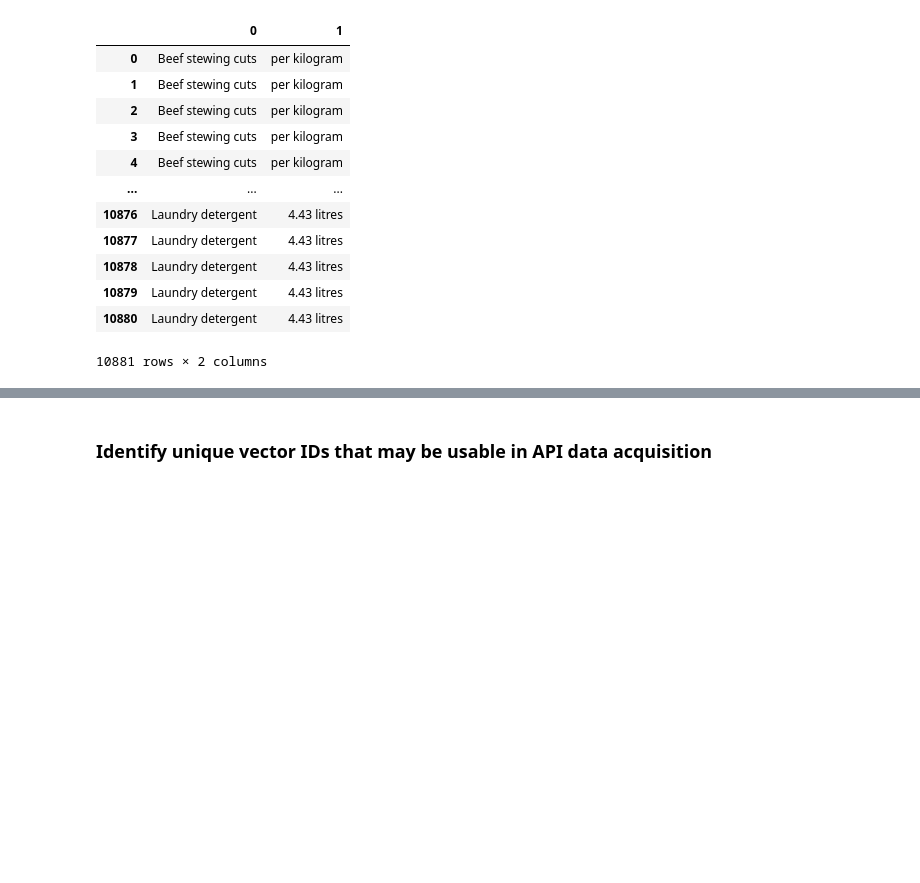
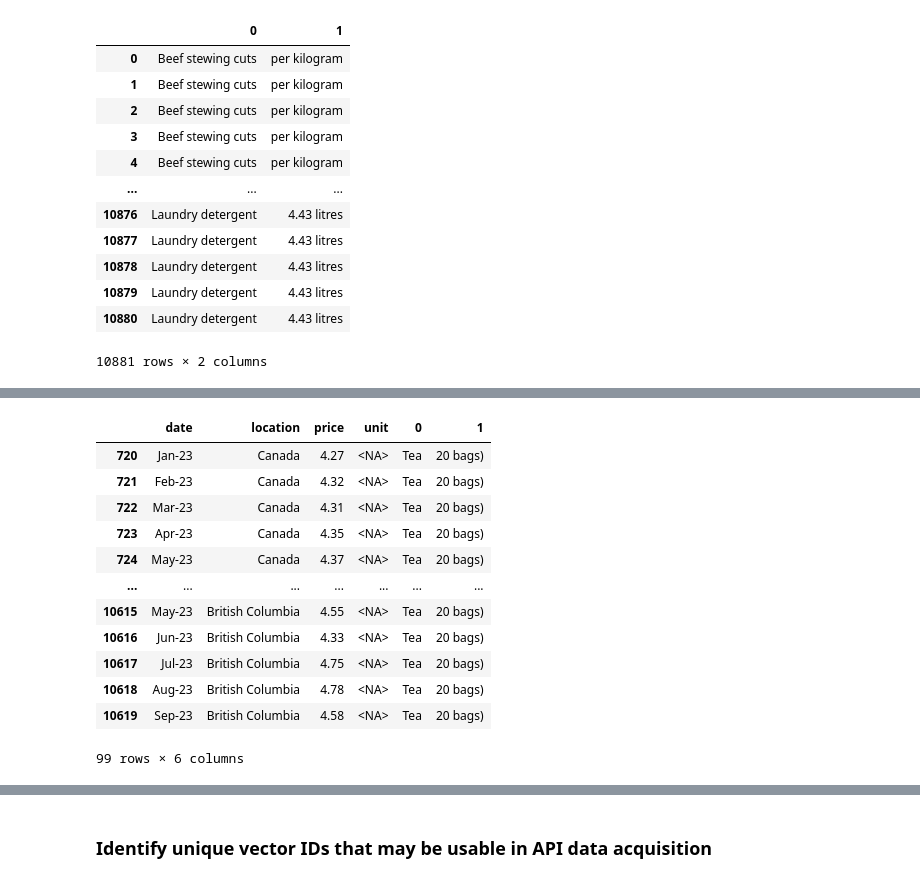
Before and after one commit to madiwiebe/ict-food-cost-planner-project, a Jupyter notebook: data_acquisition/variable_standardization.ipynb, the cells around one changed output, grey strips where cells are left out. Saved outputs shown, nothing was run; the diff lists cells and outputs as text; code cells hidden in the pictures; blank space fills up the shorter version.

```diff
--- a/data_acquisition/variable_standardization.ipynb
+++ b/data_acquisition/variable_standardization.ipynb
@@ -353,0 +276,17 @@ for unit in ['kilogram', 'litre', 'litres', 'gram', 'grams', 'dozen', 'millilitr
+# %%
+# compare number of rows that are not null in new split column to number of rows that were previously null in unit column
+df4[df4[1].notna()]
+# %% [output]
+|  | date | location | price | unit | 0 | 1 |
+| 720 | Jan-23 | Canada | 4.27 | <NA> | Tea | 20 bags) |
+| 721 | Feb-23 | Canada | 4.32 | <NA> | Tea | 20 bags) |
+| 722 | Mar-23 | Canada | 4.31 | <NA> | Tea | 20 bags) |
+| 723 | Apr-23 | Canada | 4.35 | <NA> | Tea | 20 bags) |
+| 724 | May-23 | Canada | 4.37 | <NA> | Tea | 20 bags) |
+| ... | ... | ... | ... | ... | ... | ... |
+| 10615 | May-23 | British Columbia | 4.55 | <NA> | Tea | 20 bags) |
+| 10616 | Jun-23 | British Columbia | 4.33 | <NA> | Tea | 20 bags) |
+| 10617 | Jul-23 | British Columbia | 4.75 | <NA> | Tea | 20 bags) |
+| 10618 | Aug-23 | British Columbia | 4.78 | <NA> | Tea | 20 bags) |
+| 10619 | Sep-23 | British Columbia | 4.58 | <NA> | Tea | 20 bags) |
+99 rows × 6 columns
```
Also changed, not shown: parts of 44 cells of this notebook.
